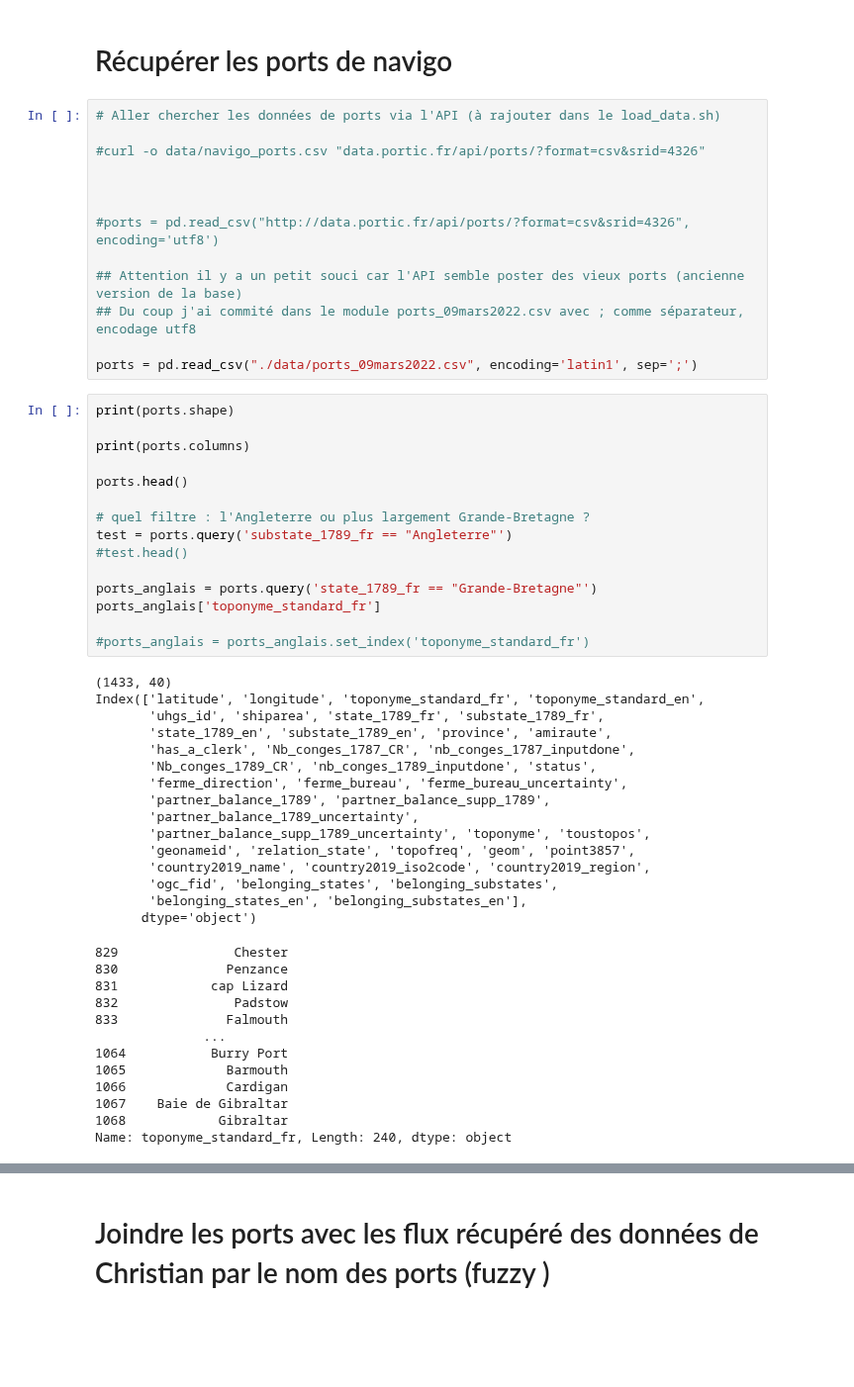
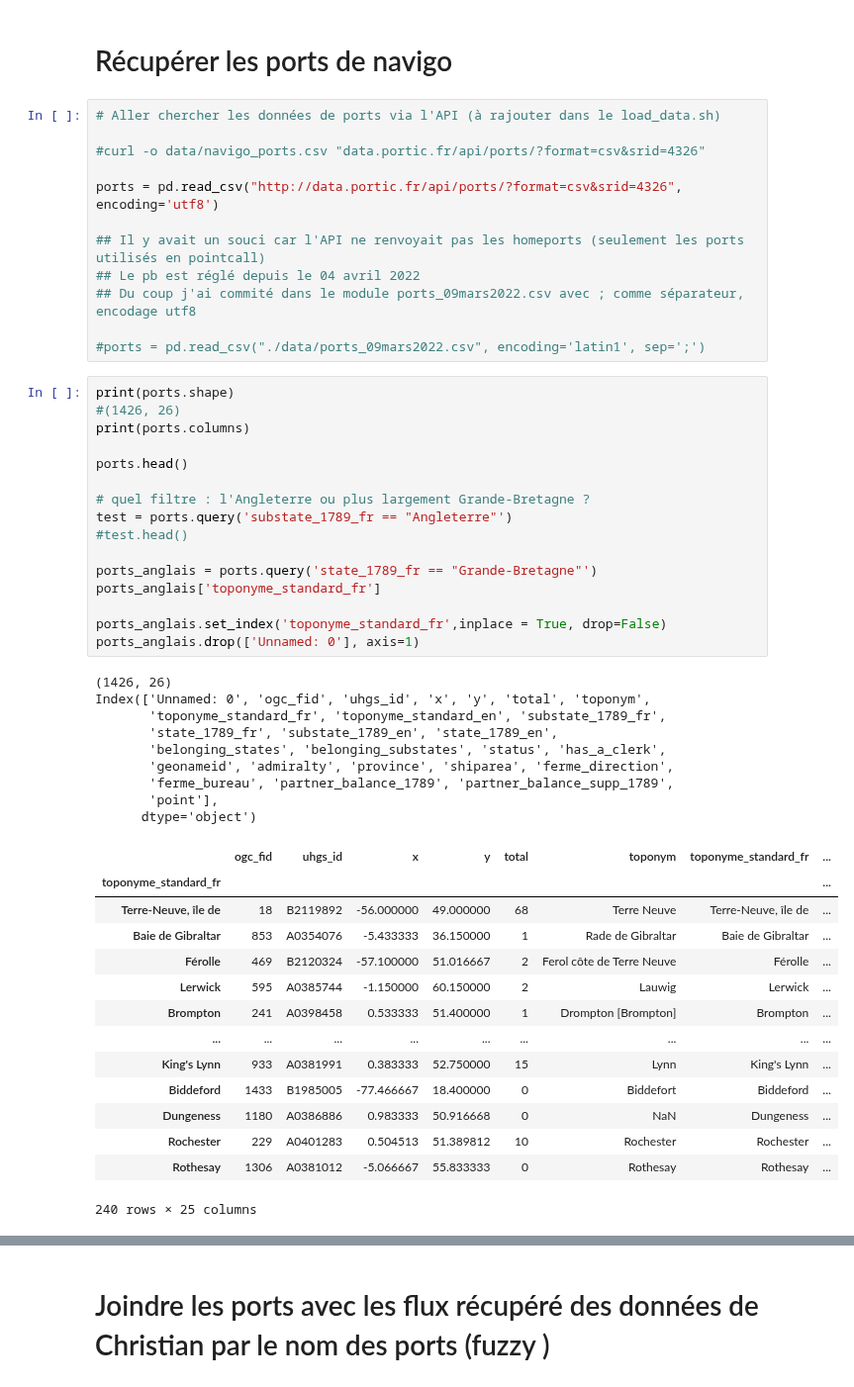
Before and after one commit to medialab/portic-datasprint-2022, a Jupyter notebook: productions/modules_09_10/carto_module9_10.ipynb, the cells around one changed output, grey strips where cells are left out. Shown at 99% size. Saved outputs shown, nothing was run; the diff lists cells and outputs as text; blank space fills up the shorter version.

```diff
--- a/productions/modules_09_10/carto_module9_10.ipynb
+++ b/productions/modules_09_10/carto_module9_10.ipynb
@@ -132,54 +457,50 @@ array(['Deal', 'Douvres', 'Colchester', 'Folkestone', 'Maldon',
 
 #curl -o data/navigo_ports.csv "data.portic.fr/api/ports/?format=csv&srid=4326"
 
+ports = pd.read_csv("http://data.portic.fr/api/ports/?format=csv&srid=4326", encoding='utf8')
 
-
-#ports = pd.read_csv("http://data.portic.fr/api/ports/?format=csv&srid=4326", encoding='utf8')
-
-## Attention il y a un petit souci car l'API semble poster des vieux ports (ancienne version de la base)
+## Il y avait un souci car l'API ne renvoyait pas les homeports (seulement les ports utilisés en pointcall)
+## Le pb est réglé depuis le 04 avril 2022
 ## Du coup j'ai commité dans le module ports_09mars2022.csv avec ; comme séparateur, encodage utf8
 
-ports = pd.read_csv("./data/ports_09mars2022.csv", encoding='latin1', sep=';')
+#ports = pd.read_csv("./data/ports_09mars2022.csv", encoding='latin1', sep=';')
 # %%
 print(ports.shape)
-
+#(1426, 26)
 print(ports.columns)
 
 ports.head()
 
 # quel filtre : l'Angleterre ou plus largement Grande-Bretagne ?
 test = ports.query('substate_1789_fr == "Angleterre"')
 #test.head()
 
 ports_anglais = ports.query('state_1789_fr == "Grande-Bretagne"')
 ports_anglais['toponyme_standard_fr']
 
-#ports_anglais = ports_anglais.set_index('toponyme_standard_fr')
+ports_anglais.set_index('toponyme_standard_fr',inplace = True, drop=False)
+ports_anglais.drop(['Unnamed: 0'], axis=1)
 # %% [output]
-(1433, 40)
-Index(['latitude', 'longitude', 'toponyme_standard_fr', 'toponyme_standard_en',
-       'uhgs_id', 'shiparea', 'state_1789_fr', 'substate_1789_fr',
-       'state_1789_en', 'substate_1789_en', 'province', 'amiraute',
-       'has_a_clerk', 'Nb_conges_1787_CR', 'nb_conges_1787_inputdone',
-       'Nb_conges_1789_CR', 'nb_conges_1789_inputdone', 'status',
-       'ferme_direction', 'ferme_bureau', 'ferme_bureau_uncertainty',
-       'partner_balance_1789', 'partner_balance_supp_1789',
-       'partner_balance_1789_uncertainty',
-       'partner_balance_supp_1789_uncertainty', 'toponyme', 'toustopos',
-       'geonameid', 'relation_state', 'topofreq', 'geom', 'point3857',
-       'country2019_name', 'country2019_iso2code', 'country2019_region',
-       'ogc_fid', 'belonging_states', 'belonging_substates',
-       'belonging_states_en', 'belonging_substates_en'],
+(1426, 26)
+Index(['Unnamed: 0', 'ogc_fid', 'uhgs_id', 'x', 'y', 'total', 'toponym',
+       'toponyme_standard_fr', 'toponyme_standard_en', 'substate_1789_fr',
+       'state_1789_fr', 'substate_1789_en', 'state_1789_en',
+       'belonging_states', 'belonging_substates', 'status', 'has_a_clerk',
+       'geonameid', 'admiralty', 'province', 'shiparea', 'ferme_direction',
+       'ferme_bureau', 'partner_balance_1789', 'partner_balance_supp_1789',
+       'point'],
       dtype='object')
+|  | ogc_fid | uhgs_id | x | y | total | toponym | toponyme_standard_fr | ... |
+| toponyme_standard_fr |  |  |  |  |  |  |  | ... |
+| Terre-Neuve, île de | 18 | B2119892 | -56.000000 | 49.000000 | 68 | Terre Neuve | Terre-Neuve, île de | ... |
+| Baie de Gibraltar | 853 | A0354076 | -5.433333 | 36.150000 | 1 | Rade de Gibraltar | Baie de Gibraltar | ... |
+| Férolle | 469 | B2120324 | -57.100000 | 51.016667 | 2 | Ferol côte de Terre Neuve | Férolle | ... |
+| Lerwick | 595 | A0385744 | -1.150000 | 60.150000 | 2 | Lauwig | Lerwick | ... |
+| Brompton | 241 | A0398458 | 0.533333 | 51.400000 | 1 | Drompton [Brompton] | Brompton | ... |
+| ... | ... | ... | ... | ... | ... | ... | ... | ... |
+| King's Lynn | 933 | A0381991 | 0.383333 | 52.750000 | 15 | Lynn | King's Lynn | ... |
+| Biddeford | 1433 | B1985005 | -77.466667 | 18.400000 | 0 | Biddefort | Biddeford | ... |
+| Dungeness | 1180 | A0386886 | 0.983333 | 50.916668 | 0 | NaN | Dungeness | ... |
+| Rochester | 229 | A0401283 | 0.504513 | 51.389812 | 10 | Rochester | Rochester | ... |
+| Rothesay | 1306 | A0381012 | -5.066667 | 55.833333 | 0 | Rothesay | Rothesay | ... |
-829               Chester
-830              Penzance
-831            cap Lizard
-832               Padstow
-833              Falmouth
-              ...
-1064           Burry Port
-1065             Barmouth
-1066             Cardigan
-1067    Baie de Gibraltar
-1068            Gibraltar
-Name: toponyme_standard_fr, Length: 240, dtype: object
+240 rows × 25 columns
```
Also changed, not shown: parts of 32 cells of this notebook, 6 other files.
